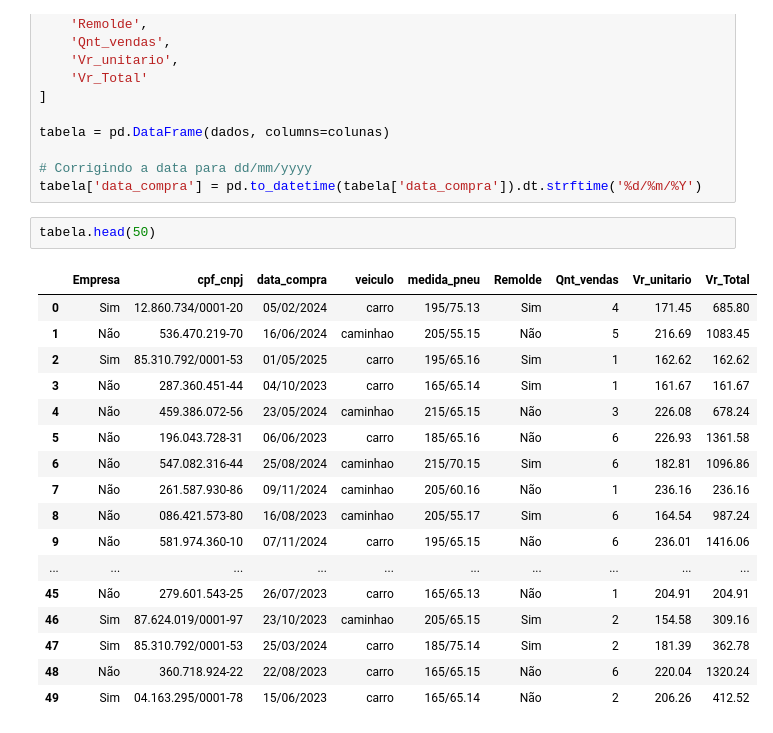
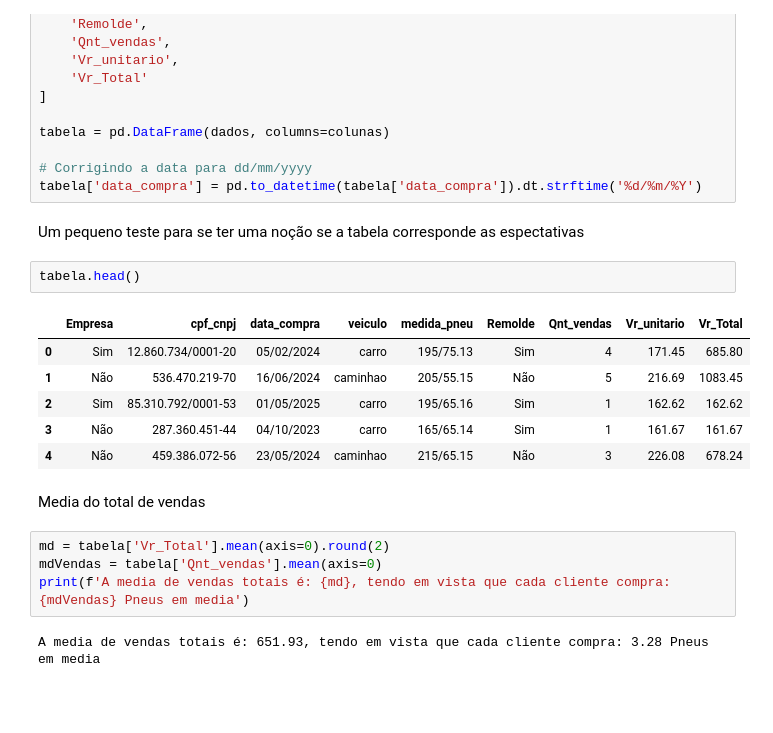
Before and after one commit to BobTheConstructor/Estudos, a Jupyter notebook: PyDados.ipynb, the cells around one changed output. Cells and saved outputs as stored; diff of their text form; blank space fills up the shorter version.

```diff
--- a/PyDados.ipynb
+++ b/PyDados.ipynb
@@ -83,23 +91,22 @@ tabela = pd.DataFrame(dados, columns=colunas)
 
 # Corrigindo a data para dd/mm/yyyy
 tabela['data_compra'] = pd.to_datetime(tabela['data_compra']).dt.strftime('%d/%m/%Y')
+# %% [markdown]
+Um pequeno teste para se ter uma noção se a tabela corresponde as espectativas
 # %%
-tabela.head(50)
+tabela.head()
 # %% [output]
 |  | Empresa | cpf_cnpj | data_compra | veiculo | medida_pneu | Remolde | Qnt_vendas | Vr_unitario | Vr_Total |
 | 0 | Sim | 12.860.734/0001-20 | 05/02/2024 | carro | 195/75.13 | Sim | 4 | 171.45 | 685.80 |
 | 1 | Não | 536.470.219-70 | 16/06/2024 | caminhao | 205/55.15 | Não | 5 | 216.69 | 1083.45 |
 | 2 | Sim | 85.310.792/0001-53 | 01/05/2025 | carro | 195/65.16 | Sim | 1 | 162.62 | 162.62 |
 | 3 | Não | 287.360.451-44 | 04/10/2023 | carro | 165/65.14 | Sim | 1 | 161.67 | 161.67 |
 | 4 | Não | 459.386.072-56 | 23/05/2024 | caminhao | 215/65.15 | Não | 3 | 226.08 | 678.24 |
-| 5 | Não | 196.043.728-31 | 06/06/2023 | carro | 185/65.16 | Não | 6 | 226.93 | 1361.58 |
-| 6 | Não | 547.082.316-44 | 25/08/2024 | caminhao | 215/70.15 | Sim | 6 | 182.81 | 1096.86 |
-| 7 | Não | 261.587.930-86 | 09/11/2024 | caminhao | 205/60.16 | Não | 1 | 236.16 | 236.16 |
-| 8 | Não | 086.421.573-80 | 16/08/2023 | caminhao | 205/55.17 | Sim | 6 | 164.54 | 987.24 |
-| 9 | Não | 581.974.360-10 | 07/11/2024 | carro | 195/65.15 | Não | 6 | 236.01 | 1416.06 |
-| ... | ... | ... | ... | ... | ... | ... | ... | ... | ... |
-| 45 | Não | 279.601.543-25 | 26/07/2023 | carro | 165/65.13 | Não | 1 | 204.91 | 204.91 |
-| 46 | Sim | 87.624.019/0001-97 | 23/10/2023 | caminhao | 205/65.15 | Sim | 2 | 154.58 | 309.16 |
-| 47 | Sim | 85.310.792/0001-53 | 25/03/2024 | carro | 185/75.14 | Sim | 2 | 181.39 | 362.78 |
-| 48 | Não | 360.718.924-22 | 22/08/2023 | carro | 165/65.15 | Não | 6 | 220.04 | 1320.24 |
-| 49 | Sim | 04.163.295/0001-78 | 15/06/2023 | carro | 165/65.14 | Não | 2 | 206.26 | 412.52 |
+# %% [markdown]
+Media do total de vendas
+# %%
+md = tabela['Vr_Total'].mean(axis=0).round(2)
+mdVendas = tabela['Qnt_vendas'].mean(axis=0)
+print(f'A media de vendas totais é: {md}, tendo em vista que cada cliente compra: {mdVendas} Pneus em media')
+# %% [output]
+A media de vendas totais é: 651.93, tendo em vista que cada cliente compra: 3.28 Pneus em media
```
Also changed, not shown: parts of 6 cells of this notebook.
